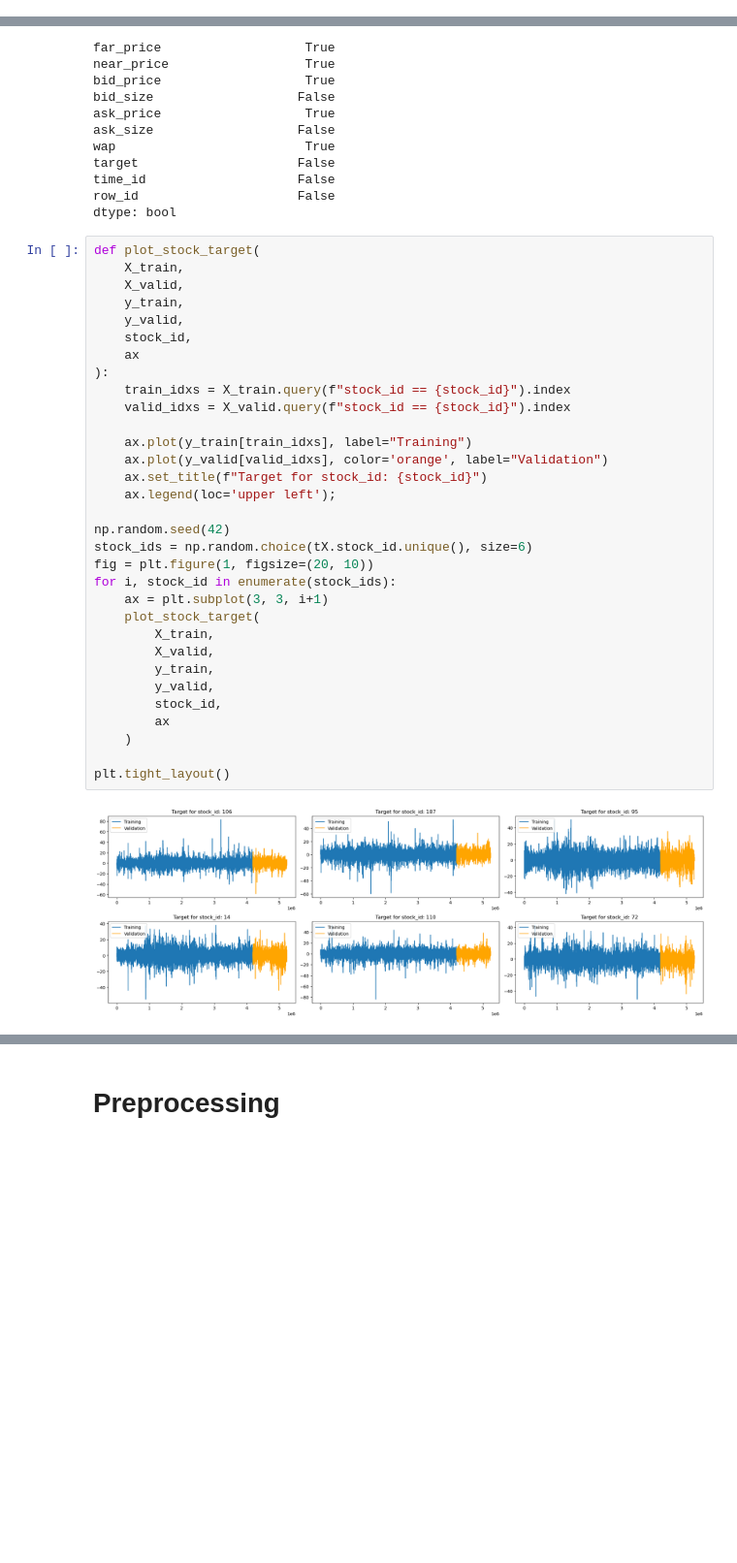
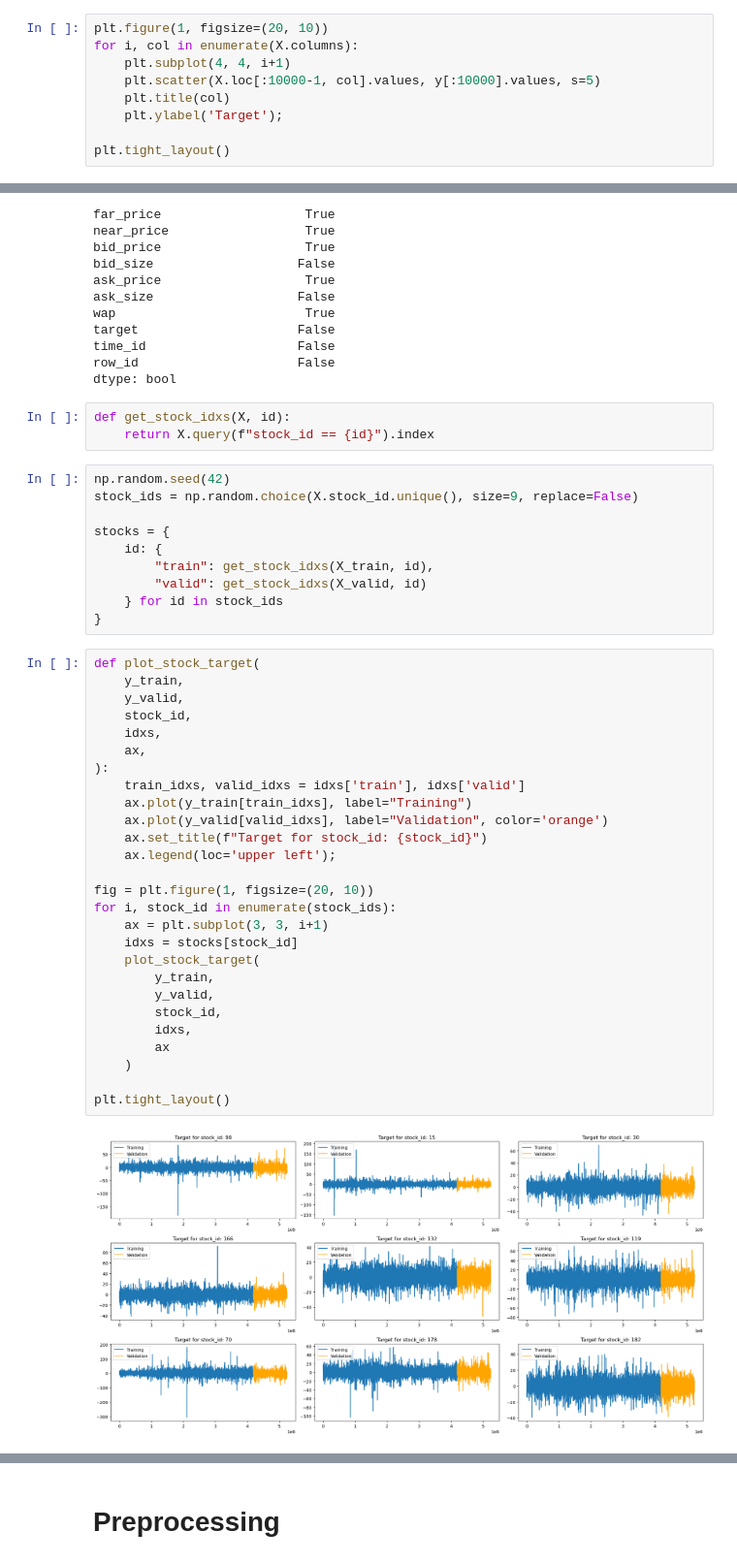
Before and after one commit to saintblue97/DeepNN_Optiver, a Jupyter notebook: james_11_29.ipynb, the cells around one changed output, grey strips where cells are left out. Shown at 97% size. Cells and saved outputs as stored; diff of their text form; blank space fills up the shorter version.

```diff
--- a/james_11_29.ipynb
+++ b/james_11_29.ipynb
@@ -169,0 +162,9 @@ plt.tight_layout()
+# %%
+plt.figure(1, figsize=(20, 10))
+for i, col in enumerate(X.columns):
+    plt.subplot(4, 4, i+1)
+    plt.scatter(X.loc[:10000-1, col].values, y[:10000].values, s=5)
+    plt.title(col)
+    plt.ylabel('Target');
+
+plt.tight_layout()
@@ -189,37 +194,45 @@ target                     False
 time_id                    False
 row_id                     False
 dtype: bool
+# %%
+def get_stock_idxs(X, id):
+    return X.query(f"stock_id == {id}").index
+# %%
+np.random.seed(42)
+stock_ids = np.random.choice(X.stock_id.unique(), size=9, replace=False)
+
+stocks = {
+    id: {
+        "train": get_stock_idxs(X_train, id),
+        "valid": get_stock_idxs(X_valid, id)
+    } for id in stock_ids
+}
 # %%
 def plot_stock_target(
-    X_train,
-    X_valid,
     y_train,
     y_valid,
     stock_id,
-    ax
+    idxs,
+    ax,
 ):
-    train_idxs = X_train.query(f"stock_id == {stock_id}").index
-    valid_idxs = X_valid.query(f"stock_id == {stock_id}").index
-
+    train_idxs, valid_idxs = idxs['train'], idxs['valid']
     ax.plot(y_train[train_idxs], label="Training")
-    ax.plot(y_valid[valid_idxs], color='orange', label="Validation")
+    ax.plot(y_valid[valid_idxs], label="Validation", color='orange')
     ax.set_title(f"Target for stock_id: {stock_id}")
     ax.legend(loc='upper left');
 
-np.random.seed(42)
-stock_ids = np.random.choice(tX.stock_id.unique(), size=6)
 fig = plt.figure(1, figsize=(20, 10))
 for i, stock_id in enumerate(stock_ids):
     ax = plt.subplot(3, 3, i+1)
+    idxs = stocks[stock_id]
     plot_stock_target(
-        X_train,
-        X_valid,
         y_train,
         y_valid,
         stock_id,
+        idxs,
         ax
     )
 
 plt.tight_layout()
 # %% [output]
-[figure, old version]
+[figure, new version]
```
Also changed, not shown: parts of 36 cells of this notebook.
